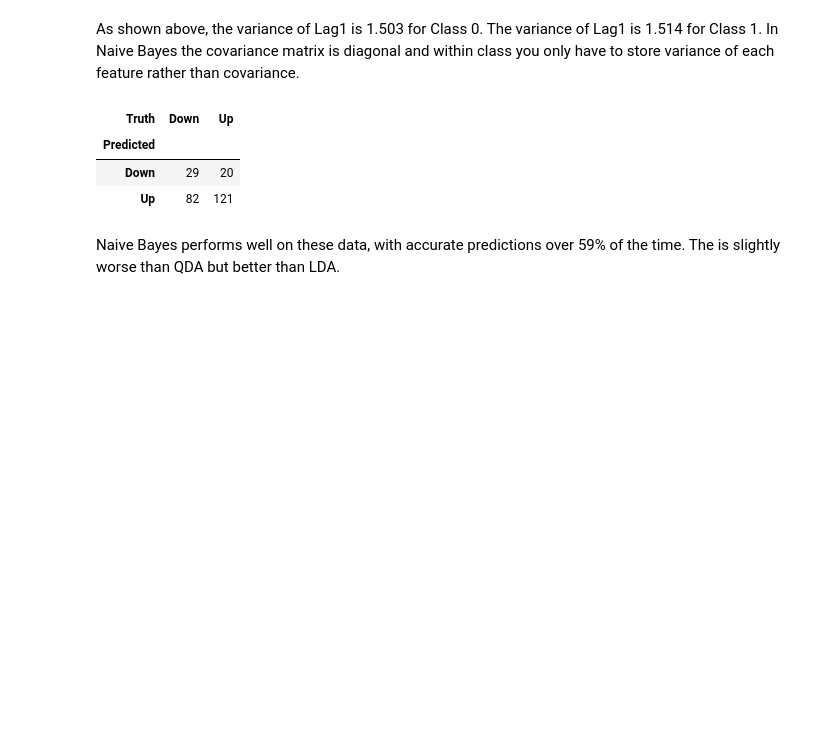
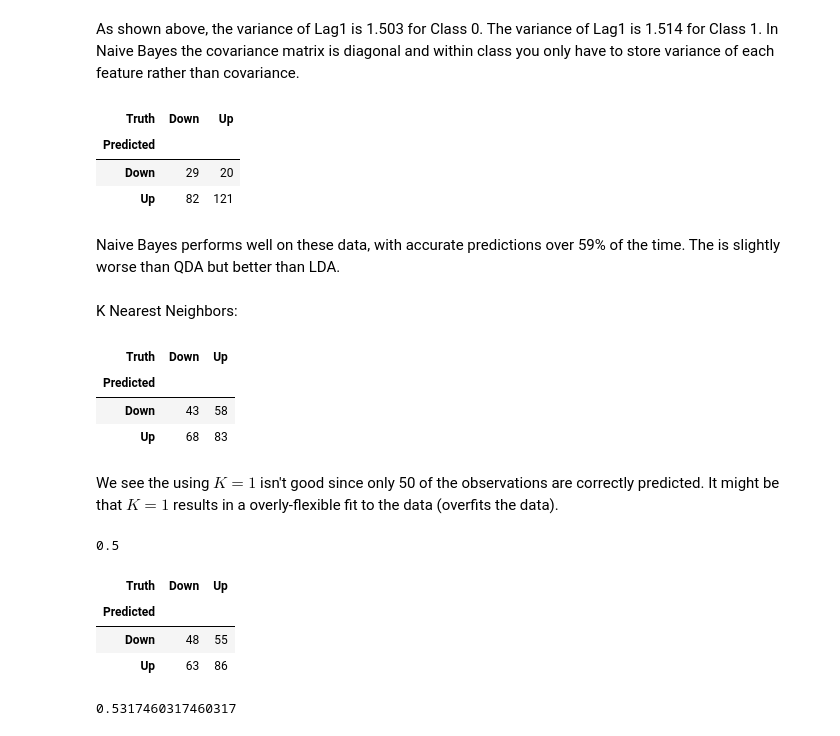
Before and after one commit to sachin80/ISLP_labs, a Jupyter notebook: Ch04-work.ipynb, the cells around one changed output. Saved outputs shown, nothing was run; the diff lists cells and outputs as text; code cells hidden in the pictures; blank space fills up the shorter version.

```diff
--- a/Ch04-work.ipynb
+++ b/Ch04-work.ipynb
@@ -353,3 +353,35 @@ confusion_table(nb_labels, L_test)
 | Up | 82 | 121 |
 # %% [markdown]
 Naive Bayes performs well on these data, with accurate predictions over 59% of the time. The is slightly worse than QDA but better than LDA.
+# %% [markdown]
+K Nearest Neighbors:
+# %%
+knn1 = KNeighborsClassifier(n_neighbors=1)
+knn1.fit(X_train, L_train)
+knn1_pred = knn1.predict(X_test)
+confusion_table(knn1_pred, L_test)
+# %% [output]
+| Truth | Down | Up |
+| Predicted |  |  |
+| Down | 43 | 58 |
+| Up | 68 | 83 |
+# %% [markdown]
+We see the using $K=1$ isn't good since only 50 of the observations are correctly predicted. It might be that $K=1$ results in a overly-flexible fit to the data (overfits the data).
+# %%
+np.mean(knn1_pred == L_test)
+# %% [output]
+0.5
+# %%
+knn3 = KNeighborsClassifier(n_neighbors=3)
+knn3.fit(X_train, L_train)
+knn3_pred = knn3.predict(X_test)
+confusion_table(knn3_pred, L_test)
+# %% [output]
+| Truth | Down | Up |
+| Predicted |  |  |
+| Down | 48 | 55 |
+| Up | 63 | 86 |
+# %%
+np.mean(knn3_pred == L_test)
+# %% [output]
+0.5317460317460317
```
Also changed, not shown: parts of 12 cells of this notebook, 2 other files.
